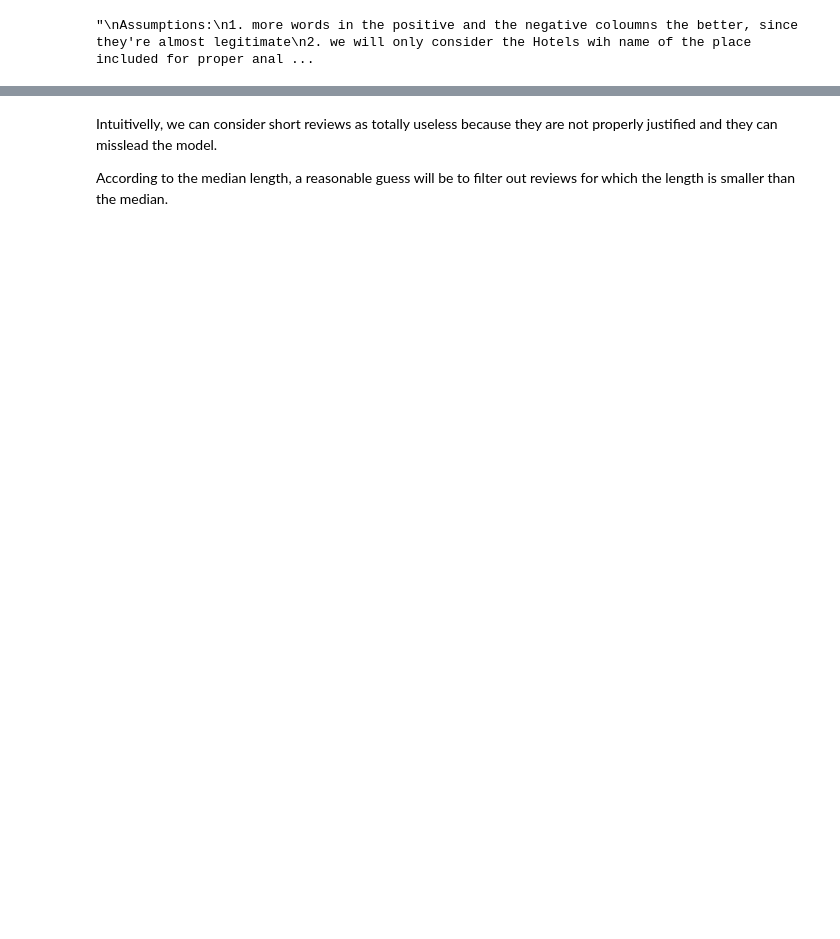
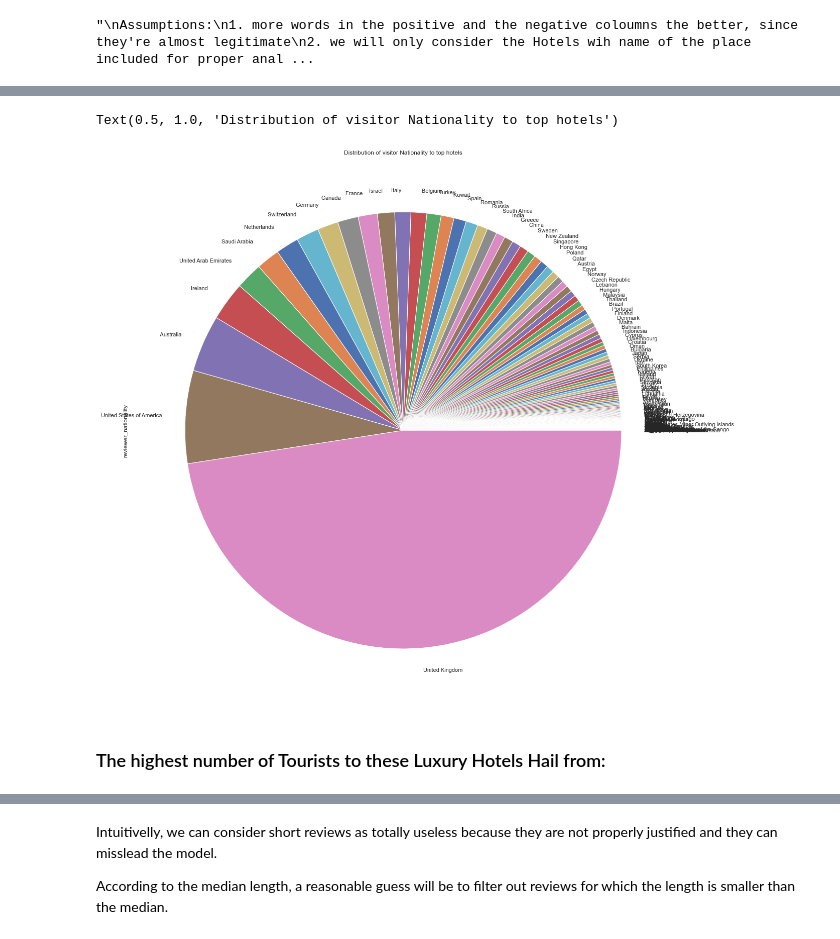
Before and after one commit to vipulswamy/Luxury-Hotel-Reviews, a Jupyter notebook: notebooks/raw_data_cleaning.ipynb, the cells around one changed output, grey strips where cells are left out. Cells and saved outputs as stored; diff of their text form; code cells hidden in the pictures; blank space fills up the shorter version.

```diff
--- a/notebooks/raw_data_cleaning.ipynb
+++ b/notebooks/raw_data_cleaning.ipynb
@@ -125,0 +132,3 @@ Assumptions:
+# %%
+reviewer_nationality_count = final_df['reviewer_nationality'].value_counts(ascending=True, normalize=True)
+reviewer_nationality_count
@@ -125,0 +148,10 @@ Assumptions:
+# %%
+sns.set(rc={'figure.figsize':(20,20)})
+# create the pie chart
+ax = reviewer_nationality_count.plot(kind='pie')
+ax.set_title("Distribution of visitor Nationality to top hotels")
+# %% [output]
+Text(0.5, 1.0, 'Distribution of visitor Nationality to top hotels')
+[figure, added]
+# %% [markdown]
+### The highest number of Tourists to these Luxury Hotels Hail from:
```
Also changed, not shown: parts of 24 cells of this notebook.
